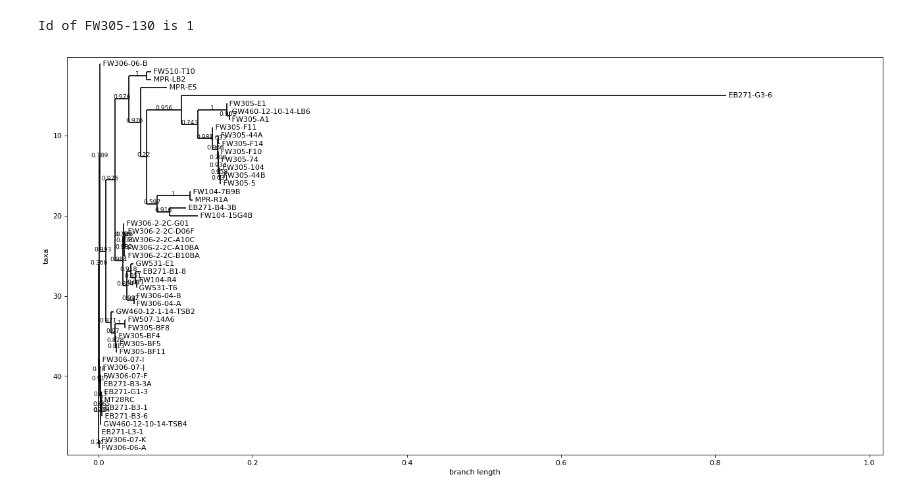
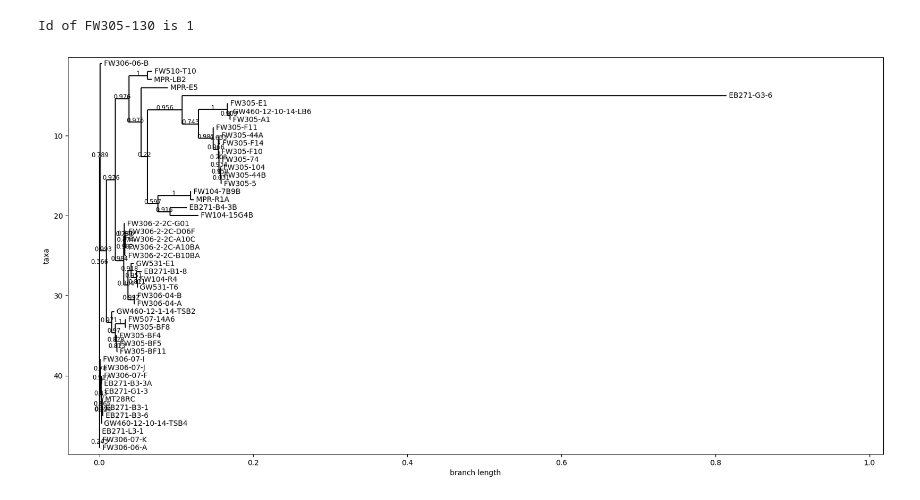
Before and after one commit to aekazakov/enigma_explorer, a Jupyter notebook: docs/api_examples/API_examples.ipynb, the cells around one changed output. Saved outputs shown, nothing was run; the diff lists cells and outputs as text; code cells hidden in the pictures.

```diff
--- a/docs/api_examples/API_examples.ipynb
+++ b/docs/api_examples/API_examples.ipynb
@@ -44,12 +52,12 @@ Id of FW305-130 is 1
 # %%
 %matplotlib inline
 from Bio import Phylo
 import matplotlib.pyplot as plt
 
 tree = Phylo.read('hits.nwk', 'newick')
 # set tree size
-fig = plt.figure(figsize=(20, 10), dpi=80)
+fig = plt.figure(figsize=(20, 10), dpi=100)
 axes = fig.add_subplot(1, 1, 1)
 Phylo.draw(tree, axes=axes)
 # %% [output]
-[figure, old version]
+[figure, new version]
```
Also changed, not shown: parts of 1 cell of this notebook.
